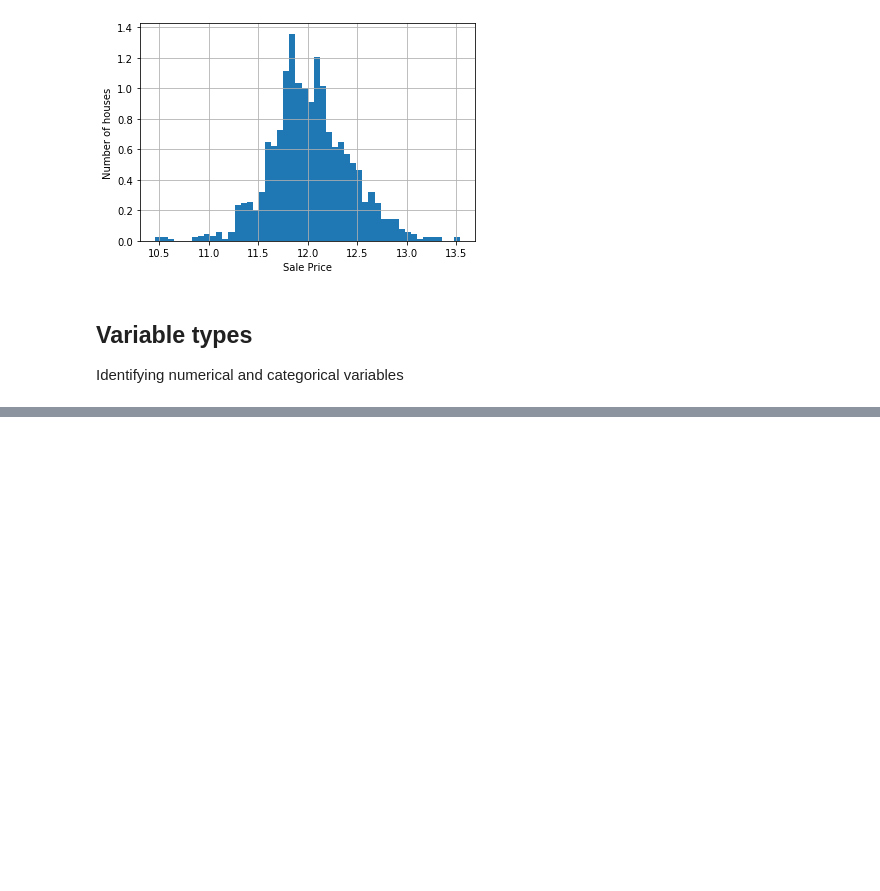
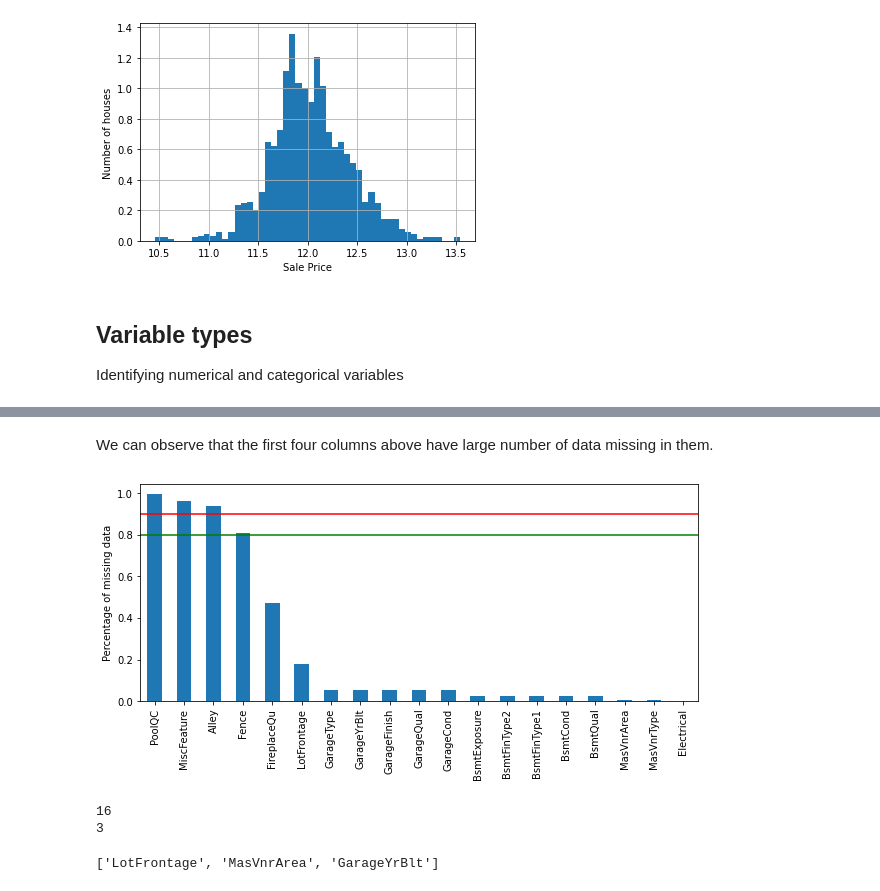
Before and after one commit to jravikumar97/housing_ML_project, a Jupyter notebook: Housing.ipynb, the cells around one changed output, grey strips where cells are left out. Cells and saved outputs as stored; diff of their text form; code cells hidden in the pictures; blank space fills up the shorter version.

```diff
--- a/Housing.ipynb
+++ b/Housing.ipynb
@@ -138,0 +174,6 @@ Identifying numerical and categorical variables
+# %%
+# Make a list of all the variables that contain missing values
+vars_with_na = [var for var in data.columns if data[var].isnull().sum() > 0]
+
+# This is used to arrange the columns which has missing data in ascending order
+data[vars_with_na].isnull().mean().sort_values(ascending=False)
@@ -138,0 +201,32 @@ Identifying numerical and categorical variables
+# %% [markdown]
+We can observe that the first four columns above have large number of data missing in them.
+# %%
+# We can visualize the missing data of the dataset
+
+data[vars_with_na].isnull().mean().sort_values(
+    ascending=False).plot.bar(figsize=(10, 4))
+plt.ylabel('Percentage of missing data')
+plt.axhline(y=0.90, color='r', linestyle='-')
+plt.axhline(y=0.80, color='g', linestyle='-')
+
+plt.show()
+# %% [output]
+[figure, added]
+# %%
+# How many are categorical and how many are numerical in these missing data?
+
+cat_vars
+vars_with_na
+
+cat_missing = [var for var in cat_vars if var in vars_with_na]
+num_missing = [var for var in num_vars if var in vars_with_na]
+
+print(len(cat_missing))
+print(len(num_missing))
+# %% [output]
+16
+3
+# %%
+num_missing
+# %% [output]
+['LotFrontage', 'MasVnrArea', 'GarageYrBlt']
```
Also changed, not shown: parts of 9 cells of this notebook.
